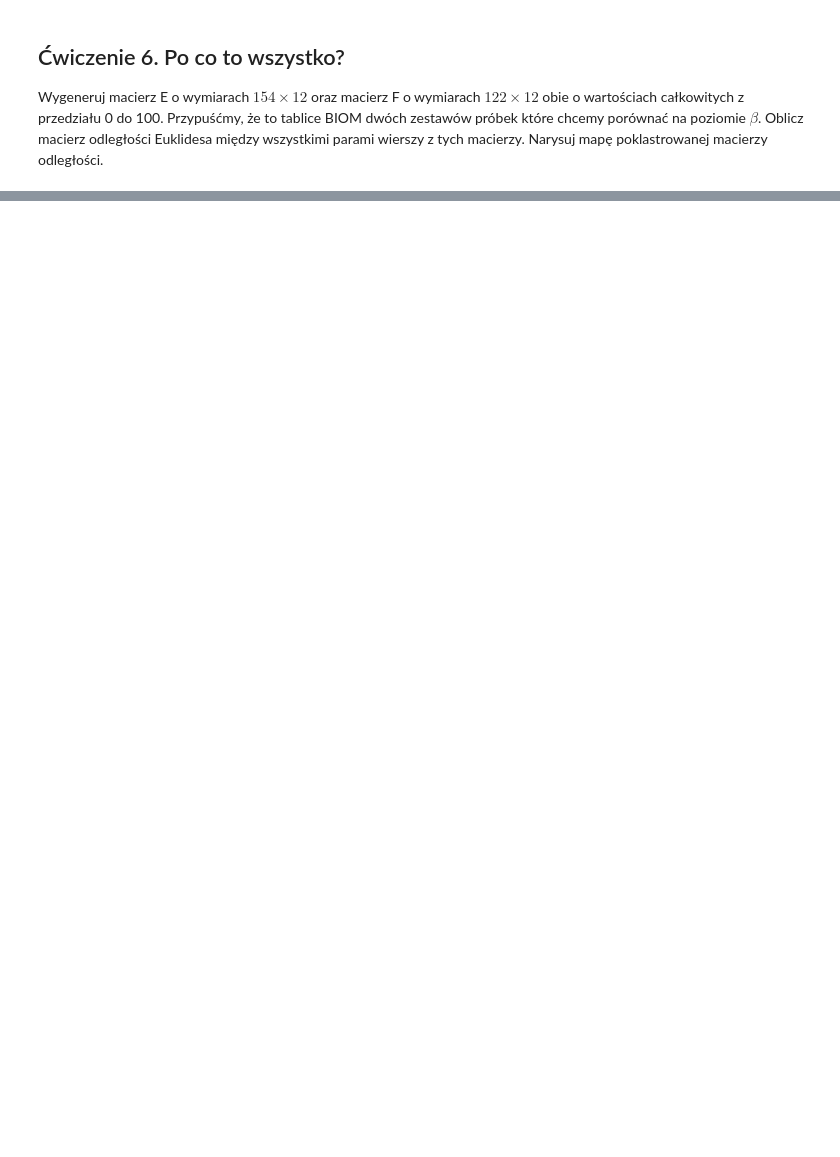
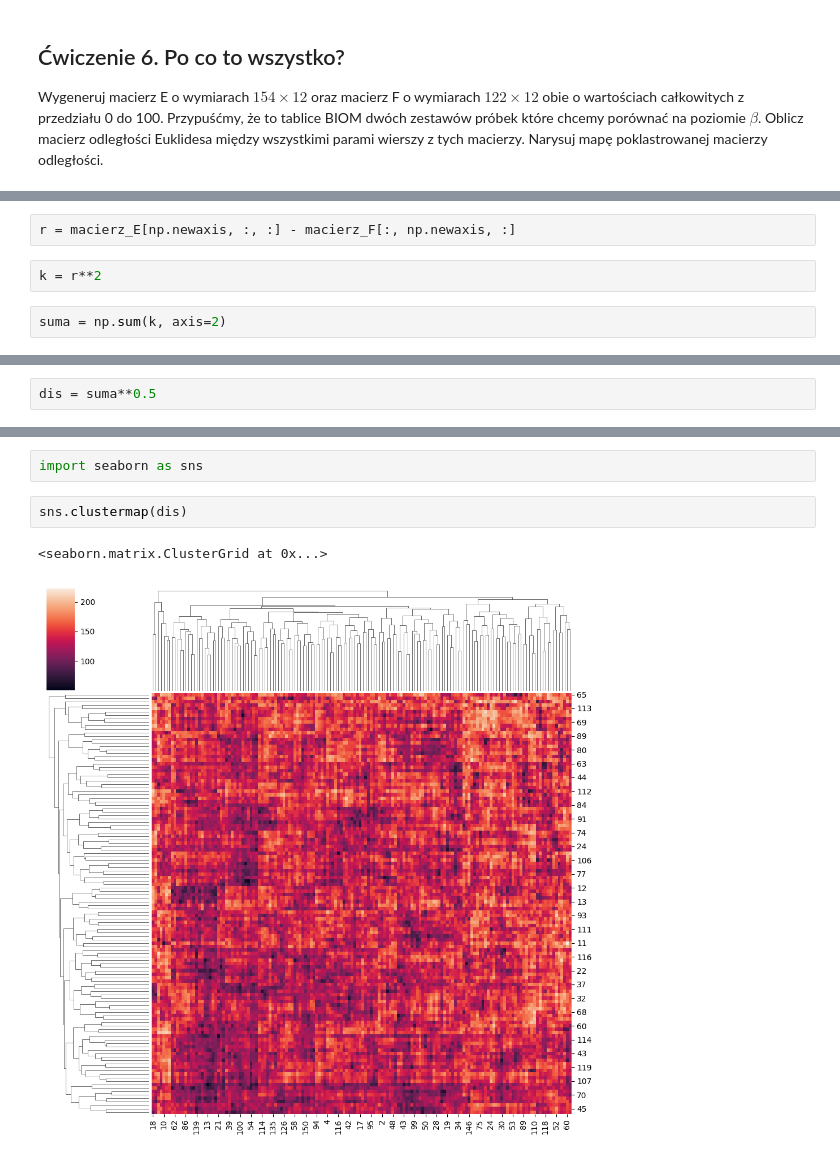
Before and after one commit to ligusoliwia/podstawy_programowania, a Jupyter notebook: SEM2/moduły_python/cwiczenia/cwiczenia_11.ipynb, the cells around one changed output, grey strips where cells are left out. Drawn from its saved outputs; the diff is of its cells as text; blank space fills up the shorter version.

```diff
--- a/SEM2/moduły_python/cwiczenia/cwiczenia_11.ipynb
+++ b/SEM2/moduły_python/cwiczenia/cwiczenia_11.ipynb
@@ -43,0 +250,6 @@ Wygeneruj macierz E o wymiarach $154\times 12$ oraz macierz F o wymiarach $122\t
+# %%
+r = macierz_E[np.newaxis, :, :] - macierz_F[:, np.newaxis, :]
+# %%
+k = r**2
+# %%
+suma = np.sum(k, axis=2)
@@ -43,0 +260,2 @@ Wygeneruj macierz E o wymiarach $154\times 12$ oraz macierz F o wymiarach $122\t
+# %%
+dis = suma**0.5
@@ -43,0 +282,7 @@ Wygeneruj macierz E o wymiarach $154\times 12$ oraz macierz F o wymiarach $122\t
+# %%
+import seaborn as sns
+# %%
+sns.clustermap(dis)
+# %% [output]
+<seaborn.matrix.ClusterGrid at 0x...>
+[figure, added]
```
Also changed, not shown: parts of 31 cells of this notebook, 2 other files.
